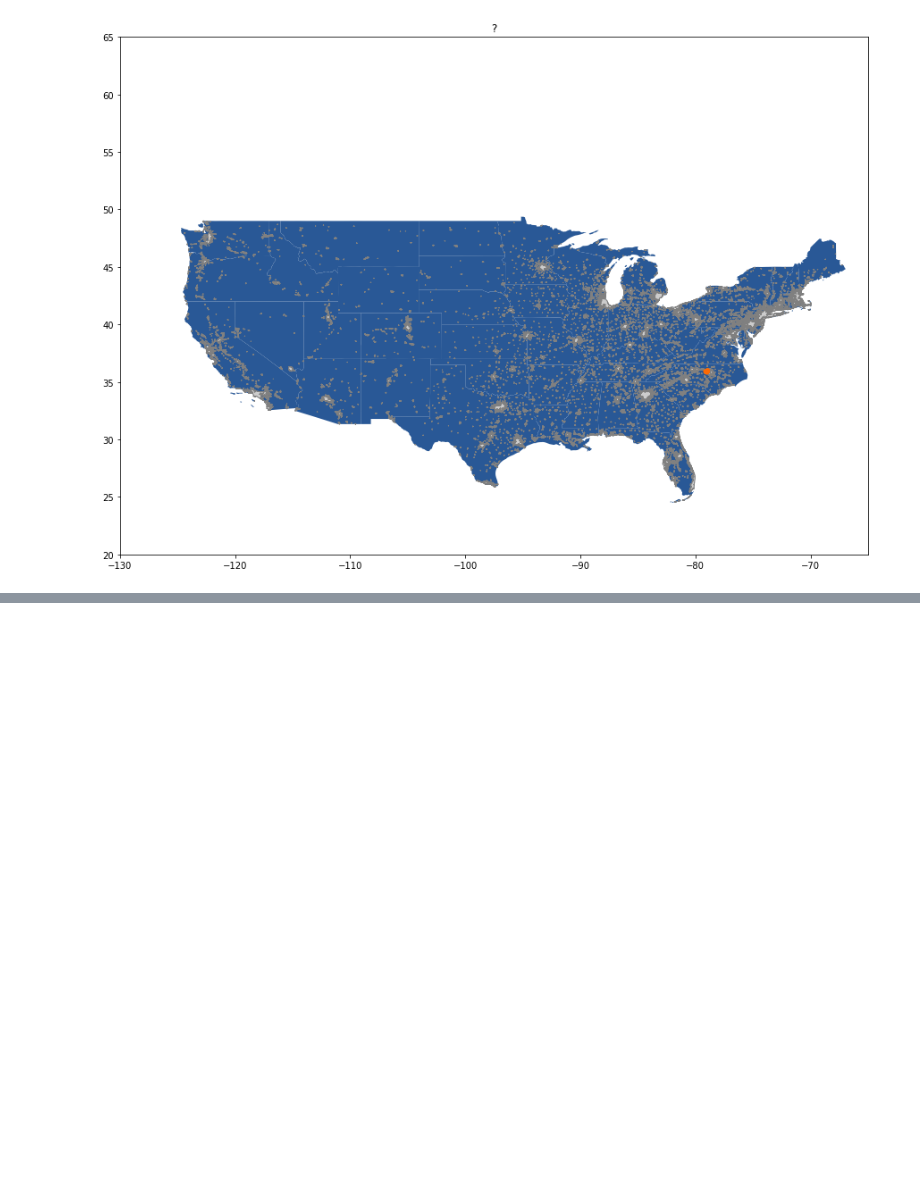
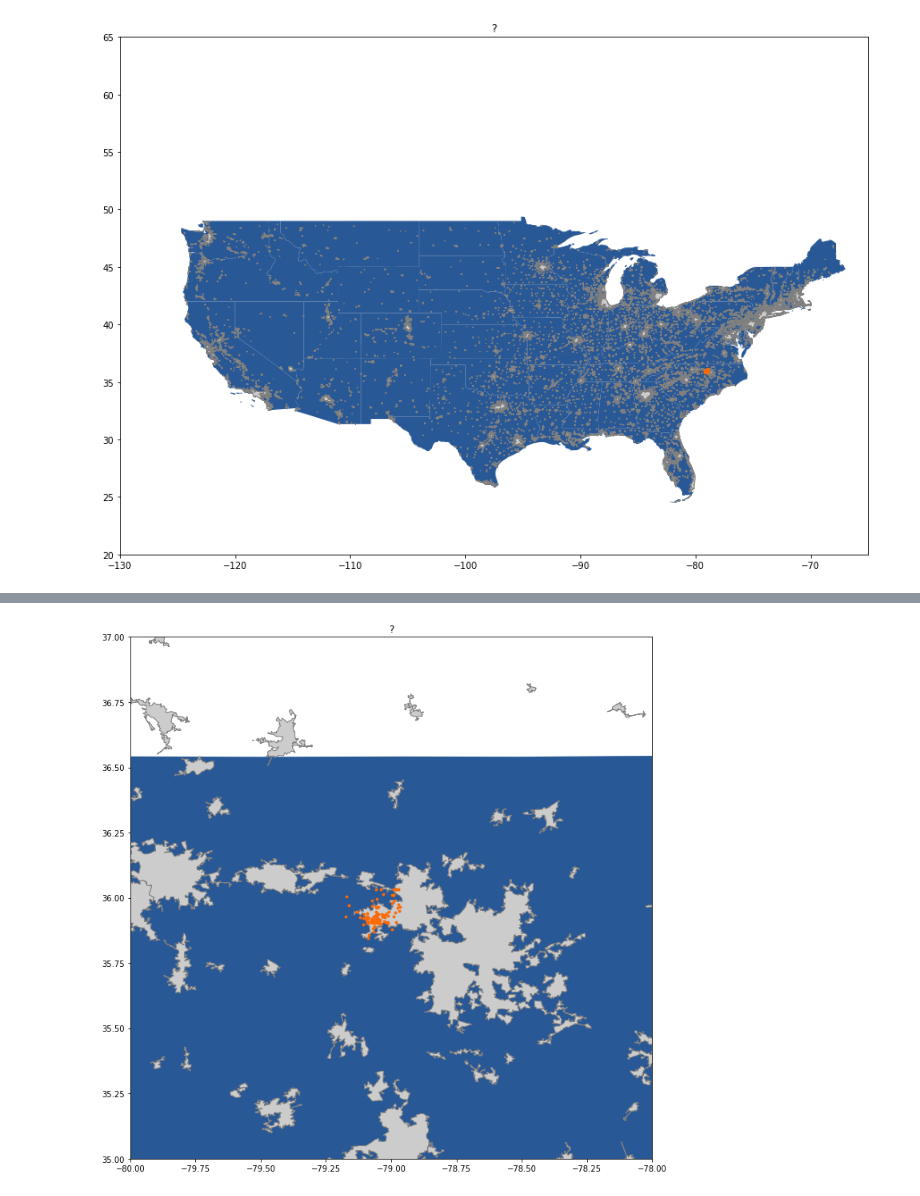
Before and after one commit to mahorn/bicycle-crashes, a Jupyter notebook: bici-buffering-clipping.ipynb, the cells around one changed output, grey strips where cells are left out. Saved outputs shown, nothing was run; the diff lists cells and outputs as text; code cells hidden in the pictures; blank space fills up the shorter version.

Commit message:
pull out NC from states with bike points

```diff
--- a/bici-buffering-clipping.ipynb
+++ b/bici-buffering-clipping.ipynb
@@ -39,0 +94,15 @@ ax.set(xlim=(-130,-65), ylim=(20,65));
+# %%
+nc = states_projected[states_projected['STATEFP'] == '37']
+# %%
+fig, ax = plt.subplots()
+
+title='?'
+ax.set(title=title)
+
+nc.plot(ax=ax, color='#295896', linewidth=.4, zorder=1);
+urban_projected.plot(ax=ax, edgecolor='gray', color='#cccccc', zorder=2);
+bicycles.plot(ax=ax, color='#fd6a05', zorder=3, markersize=8);
+
+ax.set(xlim=(-80,-78), ylim=(35,37));
+# %% [output]
+[figure, added]
```
Also changed, not shown: parts of 6 cells of this notebook.
